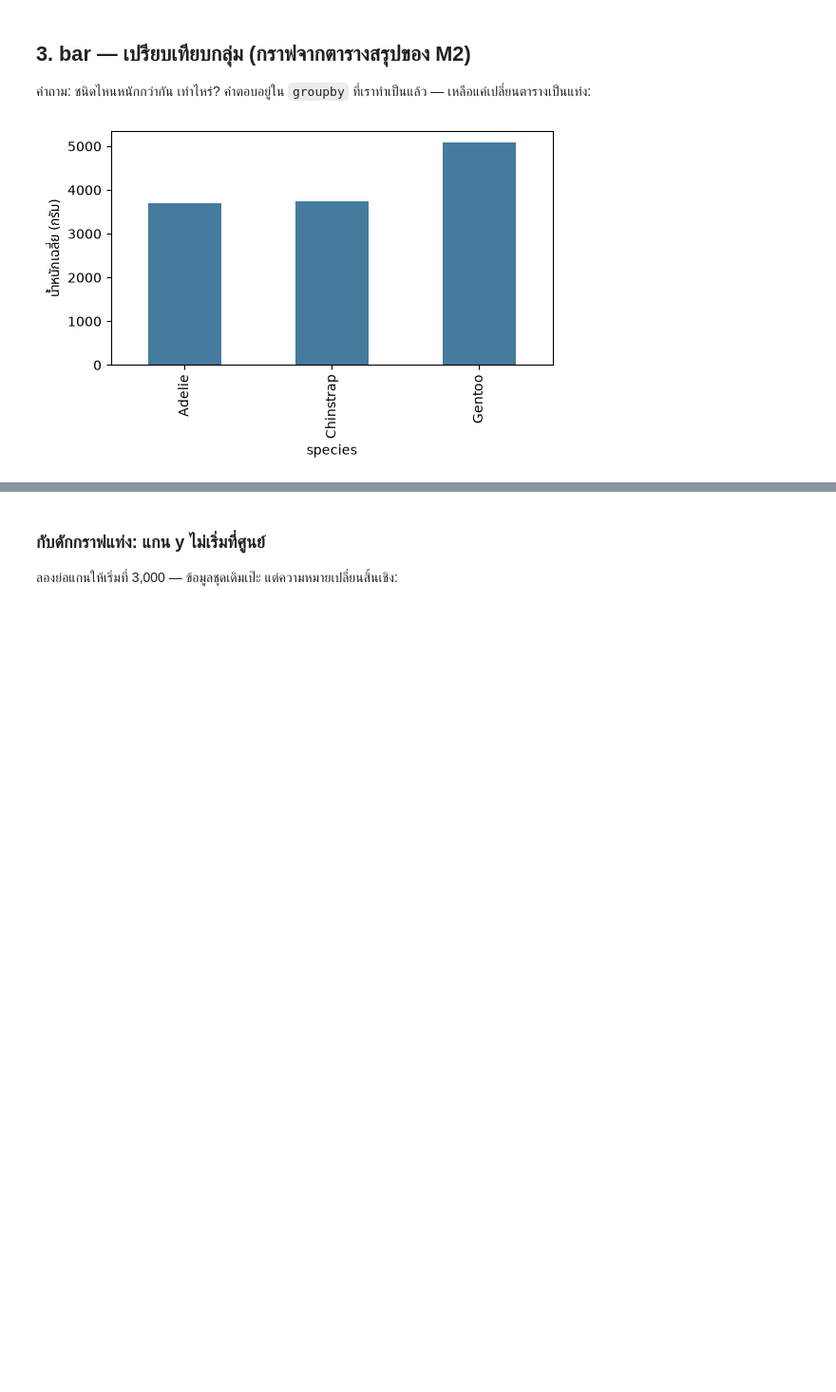
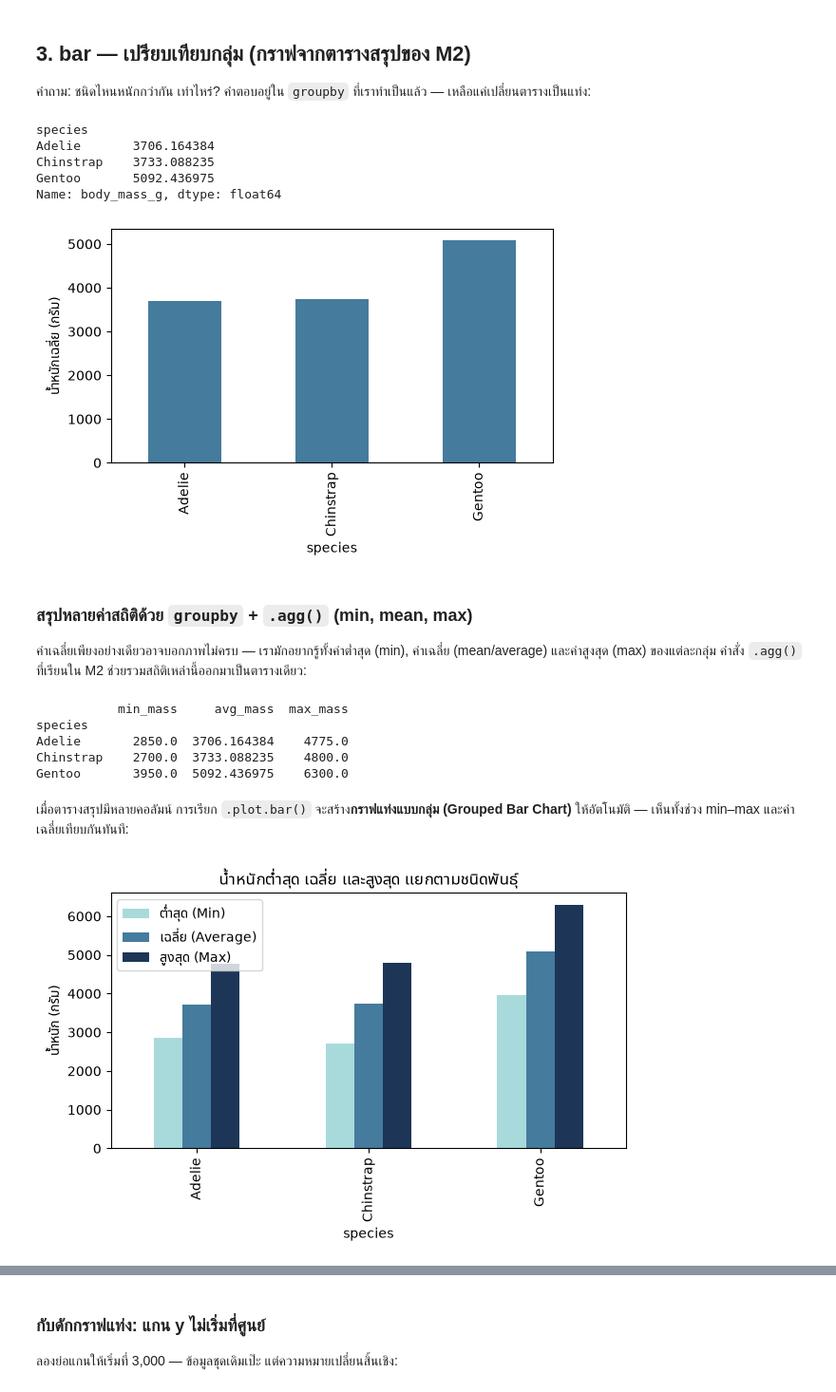
Before and after one commit to utarn/datascience-metrology, a Jupyter notebook: day1/module4_charts/book.ipynb, the cells around one changed output, grey strips where cells are left out. Shown at 95% size. Cells and saved outputs as stored; diff of their text form; code cells hidden in the pictures; blank space fills up the shorter version.

```diff
--- a/day1/module4_charts/book.ipynb
+++ b/day1/module4_charts/book.ipynb
@@ -169,10 +169,44 @@ plt.show()
 เหลือแค่เปลี่ยนตารางเป็นแท่ง:
 # %%
 means = penguins.groupby("species")["body_mass_g"].mean()
-
+print(means)
 fig, ax = plt.subplots(figsize=(6, 3.2))
 means.plot.bar(ax=ax, color="#457b9d")
 ax.set_ylabel("น้ำหนักเฉลี่ย (กรัม)")
 plt.show()
 # %% [output]
+species
+Adelie       3706.164384
+Chinstrap    3733.088235
+Gentoo       5092.436975
+Name: body_mass_g, dtype: float64
 [figure]
+# %% [markdown]
+### สรุปหลายค่าสถิติด้วย `groupby` + `.agg()` (min, mean, max)
+
+ค่าเฉลี่ยเพียงอย่างเดียวอาจบอกภาพไม่ครบ — เรามักอยากรู้ทั้งค่าต่ำสุด (min), ค่าเฉลี่ย (mean/average) และค่าสูงสุด (max) ของแต่ละกลุ่ม
+คำสั่ง `.agg()` ที่เรียนใน M2 ช่วยรวมสถิติเหล่านี้ออกมาเป็นตารางเดียว:
+# %%
+mass_stats = penguins.groupby("species")["body_mass_g"].agg(
+    min_mass="min",
+    avg_mass="mean",
+    max_mass="max",
+)
+print(mass_stats)
+# %% [output]
+           min_mass     avg_mass  max_mass
+species
+Adelie       2850.0  3706.164384    4775.0
+Chinstrap    2700.0  3733.088235    4800.0
+Gentoo       3950.0  5092.436975    6300.0
+# %% [markdown]
+เมื่อตารางสรุปมีหลายคอลัมน์ การเรียก `.plot.bar()` จะสร้าง**กราฟแท่งแบบกลุ่ม (Grouped Bar Chart)** ให้อัตโนมัติ — เห็นทั้งช่วง min–max และค่าเฉลี่ยเทียบกันทันที:
+# %%
+fig, ax = plt.subplots(figsize=(7, 3.5))
+mass_stats.plot.bar(ax=ax, color=["#a8dadc", "#457b9d", "#1d3557"])
+ax.set_ylabel("น้ำหนัก (กรัม)")
+ax.set_title("น้ำหนักต่ำสุด เฉลี่ย และสูงสุด แยกตามชนิดพันธุ์")
+ax.legend(["ต่ำสุด (Min)", "เฉลี่ย (Average)", "สูงสุด (Max)"])
+plt.show()
+# %% [output]
+[figure, added]
```
Also changed, not shown: parts of 7 cells of this notebook, 2 other files.
